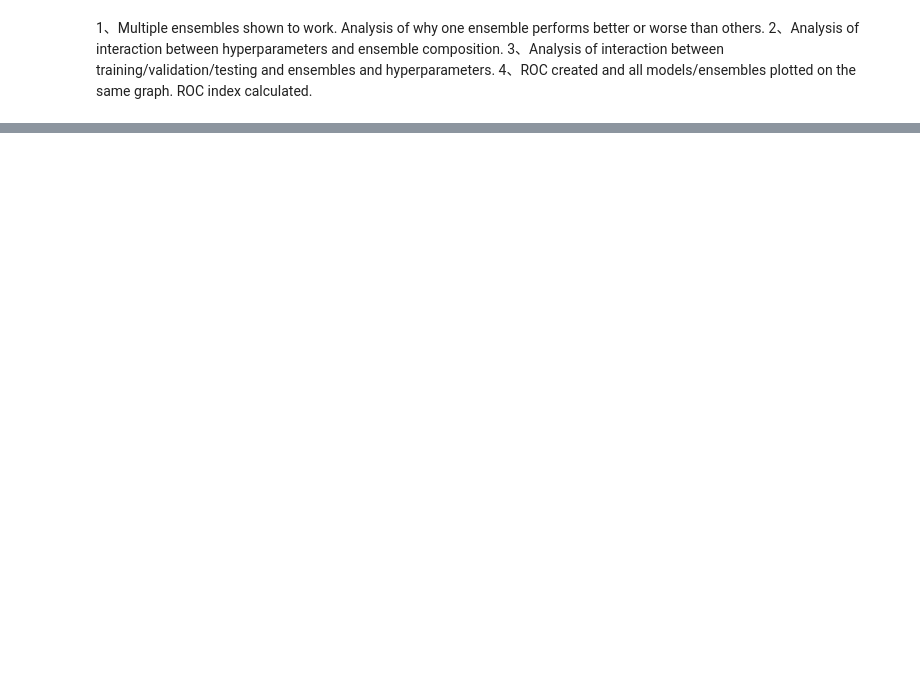
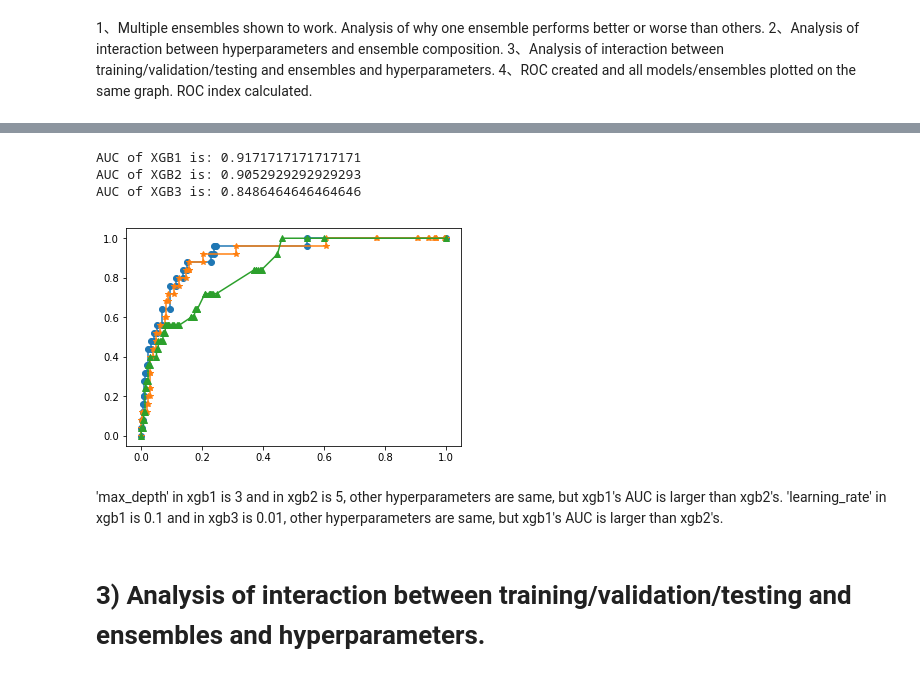
Before and after one commit to Ming-H/ozone, a Jupyter notebook: LGB_RF.ipynb, the cells around one changed output, grey strips where cells are left out. Cells and saved outputs as stored; diff of their text form; code cells hidden in the pictures; blank space fills up the shorter version.

```diff
--- a/LGB_RF.ipynb
+++ b/LGB_RF.ipynb
@@ -104,0 +122,25 @@ print(auc_score1)
+# %%
+# train model
+lgb1.fit(X_train, y_train)
+lgb2.fit(X_train, y_train)
+lgb3.fit(X_train, y_train)
+
+
+# predict
+y_pre1 = lgb1.predict_proba(X_test)[:, 1]
+y_pre2 = lgb2.predict_proba(X_test)[:, 1]
+y_pre3 = lgb3.predict_proba(X_test)[:, 1]
+
+# calculate ROC index
+fpr1, tpr1, thresholds1 = metrics.roc_curve(y_test, y_pre1)
+fpr2, tpr2, thresholds2 = metrics.roc_curve(y_test, y_pre2)
+fpr3, tpr3, thresholds3 = metrics.roc_curve(y_test, y_pre3)
+
+ROC_index_LGB1 = [(i,j) for i,j in zip(fpr1, tpr1)]
+print("First 5 ROC_index of XGB1 is:", ROC_index_XGB1[:5]) # print first 5 ROC index
+
+ROC_index_LGB2 = [(i,j) for i,j in zip(fpr2, tpr2)]
+print("First 5 ROC_index of XGB2 is:", ROC_index_XGB2[:5]) # print first 5 ROC index
+
+ROC_index_LGB3 = [(i,j) for i,j in zip(fpr3, tpr3)]
+print("First 5 ROC_index of XGB3 is:\n", ROC_index_XGB3[:5]) # print first 5 ROC index
@@ -104,0 +152,24 @@ print(auc_score1)
+# %%
+# calculate AUC
+auc_score1 = metrics.roc_auc_score(y_test,y_pre1)
+print('AUC of XGB1 is:', auc_score1)
+auc_score2 = metrics.roc_auc_score(y_test,y_pre2)
+print('AUC of XGB2 is:',auc_score2)
+auc_score3 = metrics.roc_auc_score(y_test,y_pre3)
+print('AUC of XGB3 is:',auc_score3)
+
+# plot ROC of the models
+plt.plot(fpr1, tpr1, marker = 'o')
+plt.plot(fpr2, tpr2, marker = '*')
+plt.plot(fpr3, tpr3, marker = '^')
+
+plt.show()
+# %% [output]
+AUC of XGB1 is: 0.9171717171717171
+AUC of XGB2 is: 0.9052929292929293
+AUC of XGB3 is: 0.8486464646464646
+[figure, added]
+# %% [markdown]
+'max_depth' in xgb1 is 3 and in xgb2 is 5, other hyperparameters are same, but xgb1's AUC is larger than xgb2's. 'learning_rate' in xgb1 is 0.1 and in xgb3 is 0.01, other hyperparameters are same, but xgb1's AUC is larger than xgb2's.
+# %% [markdown]
+# 3) Analysis of interaction between training/validation/testing and ensembles and hyperparameters.
```
Also changed, not shown: parts of 20 cells of this notebook.
